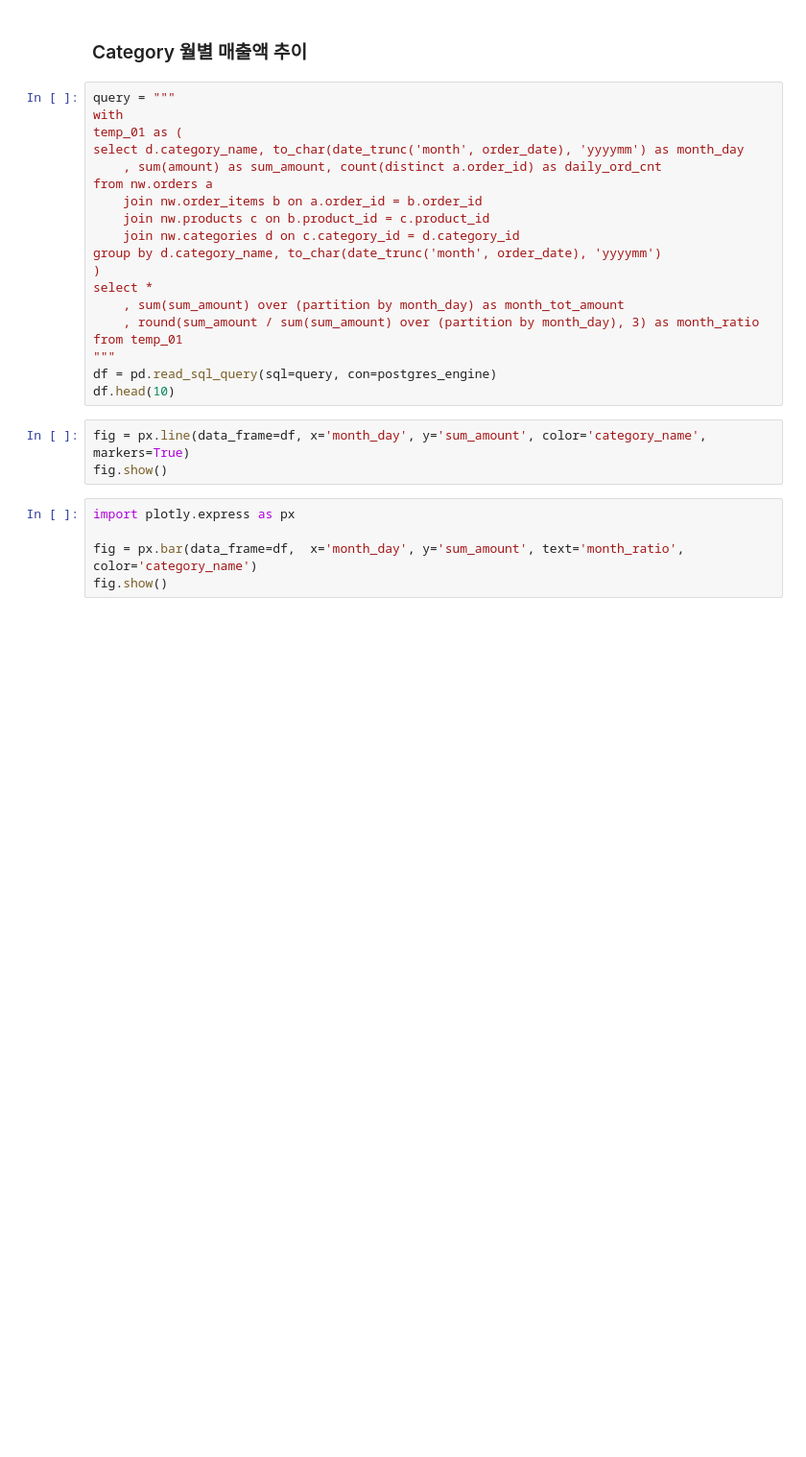
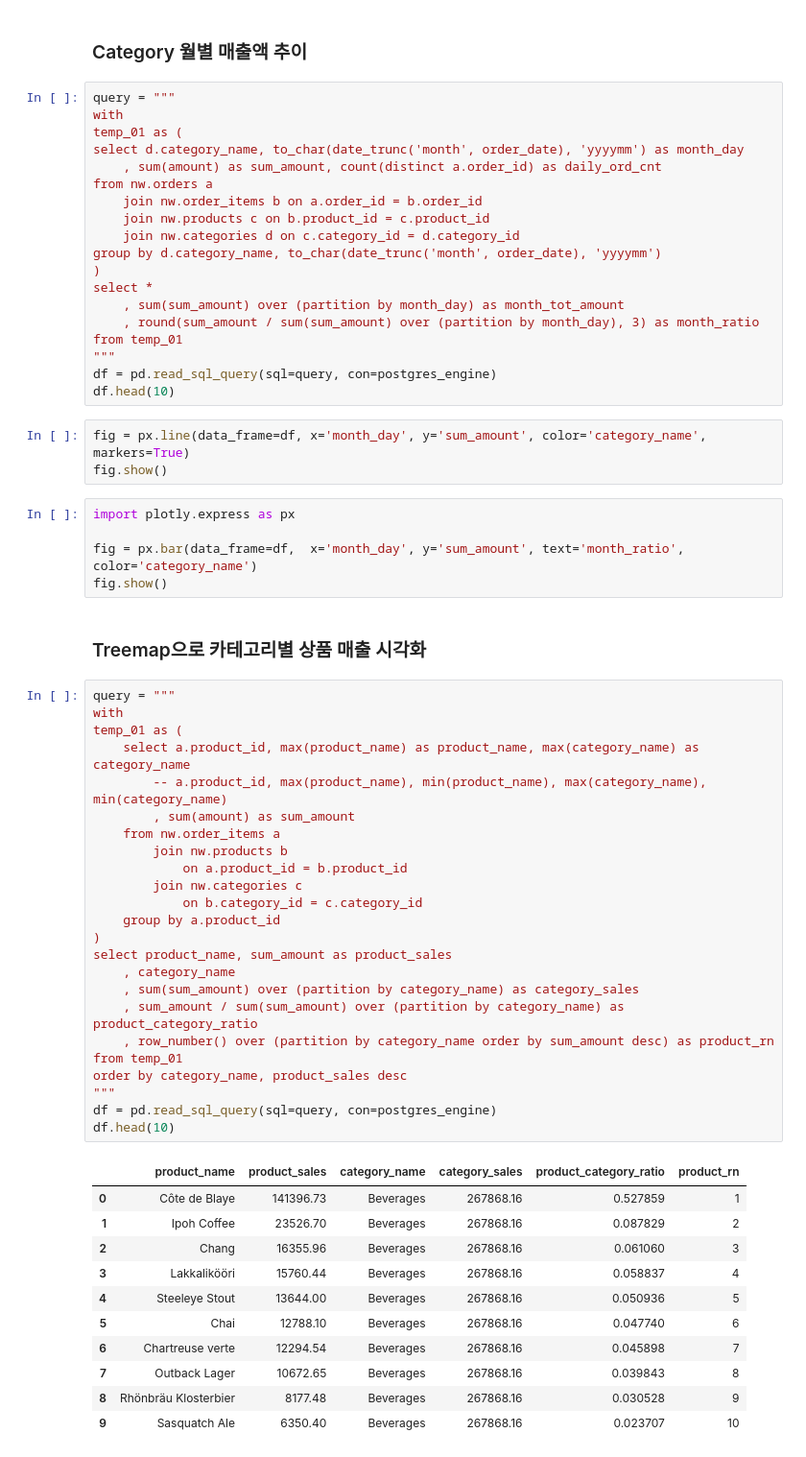
Before and after one commit to Leeyoungjun96/Data_Analysis, a Jupyter notebook: 매출 분석 - 01/sales_visual_01.ipynb, the cells around one changed output. Shown at 96% size. Cells and saved outputs as stored; diff of their text form; blank space fills up the shorter version.

```diff
--- a/매출 분석 - 01/sales_visual_01.ipynb
+++ b/매출 분석 - 01/sales_visual_01.ipynb
@@ -118,3 +118,41 @@ import plotly.express as px
 
 fig = px.bar(data_frame=df,  x='month_day', y='sum_amount', text='month_ratio', color='category_name')
 fig.show()
+# %% [markdown]
+### Treemap으로 카테고리별 상품 매출 시각화
+# %%
+query = """
+with
+temp_01 as (
+	select a.product_id, max(product_name) as product_name, max(category_name) as category_name
+		-- a.product_id, max(product_name), min(product_name), max(category_name), min(category_name)
+		, sum(amount) as sum_amount
+	from nw.order_items a
+		join nw.products b
+			on a.product_id = b.product_id
+		join nw.categories c
+			on b.category_id = c.category_id
+	group by a.product_id
+)
+select product_name, sum_amount as product_sales
+	, category_name
+	, sum(sum_amount) over (partition by category_name) as category_sales
+	, sum_amount / sum(sum_amount) over (partition by category_name) as product_category_ratio
+	, row_number() over (partition by category_name order by sum_amount desc) as product_rn
+from temp_01
+order by category_name, product_sales desc
+"""
+df = pd.read_sql_query(sql=query, con=postgres_engine)
+df.head(10)
+# %% [output]
+|  | product_name | product_sales | category_name | category_sales | product_category_ratio | product_rn |
+| 0 | Côte de Blaye | 141396.73 | Beverages | 267868.16 | 0.527859 | 1 |
+| 1 | Ipoh Coffee | 23526.70 | Beverages | 267868.16 | 0.087829 | 2 |
+| 2 | Chang | 16355.96 | Beverages | 267868.16 | 0.061060 | 3 |
+| 3 | Lakkalikööri | 15760.44 | Beverages | 267868.16 | 0.058837 | 4 |
+| 4 | Steeleye Stout | 13644.00 | Beverages | 267868.16 | 0.050936 | 5 |
+| 5 | Chai | 12788.10 | Beverages | 267868.16 | 0.047740 | 6 |
+| 6 | Chartreuse verte | 12294.54 | Beverages | 267868.16 | 0.045898 | 7 |
+| 7 | Outback Lager | 10672.65 | Beverages | 267868.16 | 0.039843 | 8 |
+| 8 | Rhönbräu Klosterbier | 8177.48 | Beverages | 267868.16 | 0.030528 | 9 |
+| 9 | Sasquatch Ale | 6350.40 | Beverages | 267868.16 | 0.023707 | 10 |
```
Also changed, not shown: parts of 9 cells of this notebook.
